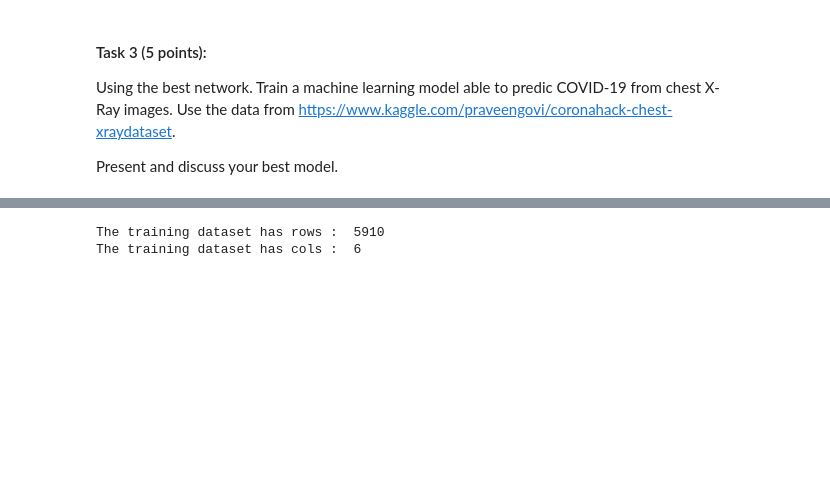
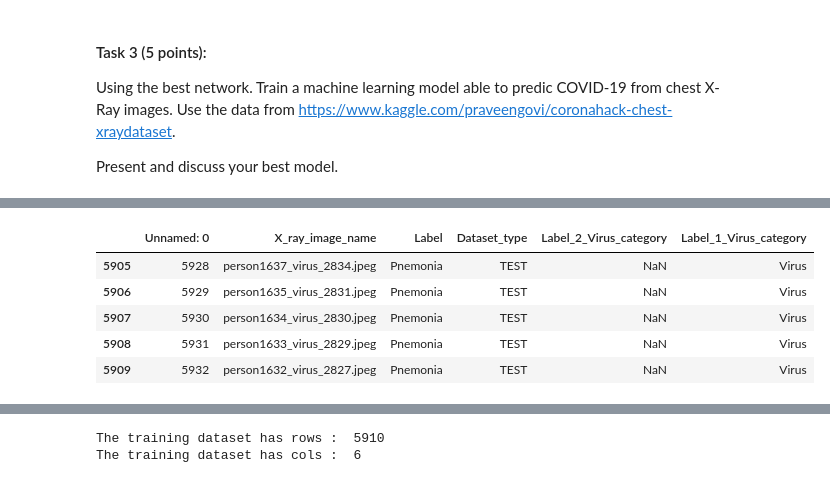
Before and after one commit to martinel-UAS/projects, a Jupyter notebook: Assignment_5/Assignment_5.ipynb, the cells around one changed output, grey strips where cells are left out. Cells and saved outputs as stored; diff of their text form; code cells hidden in the pictures; blank space fills up the shorter version.

```diff
--- a/Assignment_5/Assignment_5.ipynb
+++ b/Assignment_5/Assignment_5.ipynb
@@ -439,0 +433,9 @@ Requirement already satisfied: pyasn1>=0.1.3 in /opt/conda/lib/python3.7/site-pa
+# %%
+df_meta.tail()
+# %% [output]
+|  | Unnamed: 0 | X_ray_image_name | Label | Dataset_type | Label_2_Virus_category | Label_1_Virus_category |
+| 5905 | 5928 | person1637_virus_2834.jpeg | Pnemonia | TEST | NaN | Virus |
+| 5906 | 5929 | person1635_virus_2831.jpeg | Pnemonia | TEST | NaN | Virus |
+| 5907 | 5930 | person1634_virus_2830.jpeg | Pnemonia | TEST | NaN | Virus |
+| 5908 | 5931 | person1633_virus_2829.jpeg | Pnemonia | TEST | NaN | Virus |
+| 5909 | 5932 | person1632_virus_2827.jpeg | Pnemonia | TEST | NaN | Virus |
```
Also changed, not shown: parts of 33 cells of this notebook.
